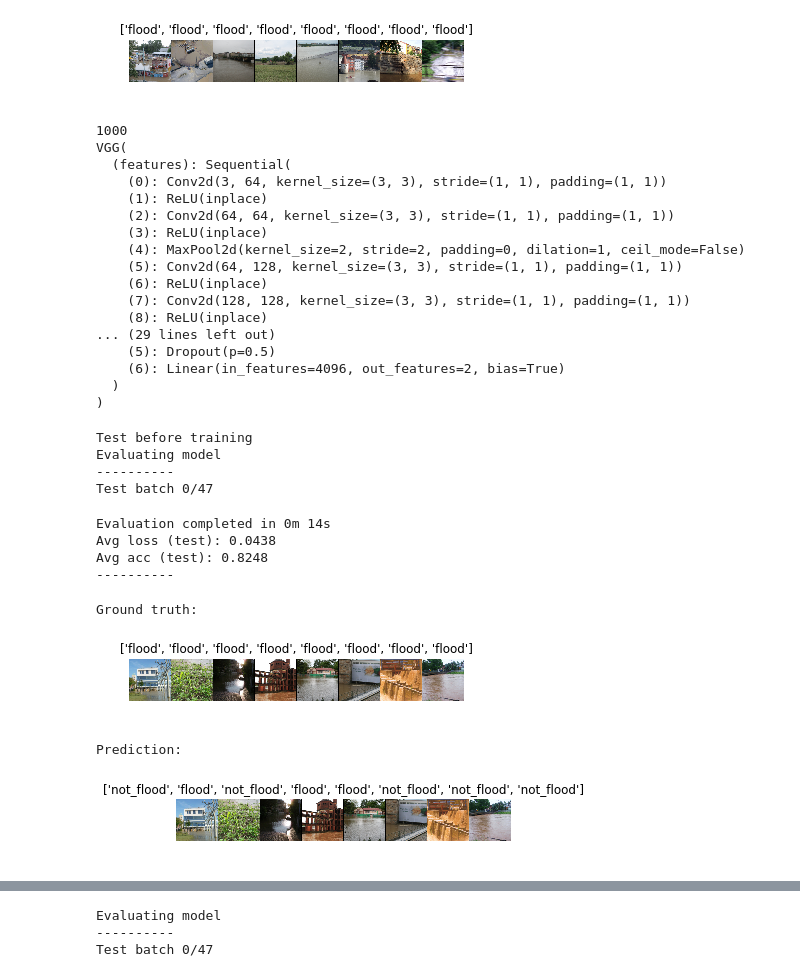
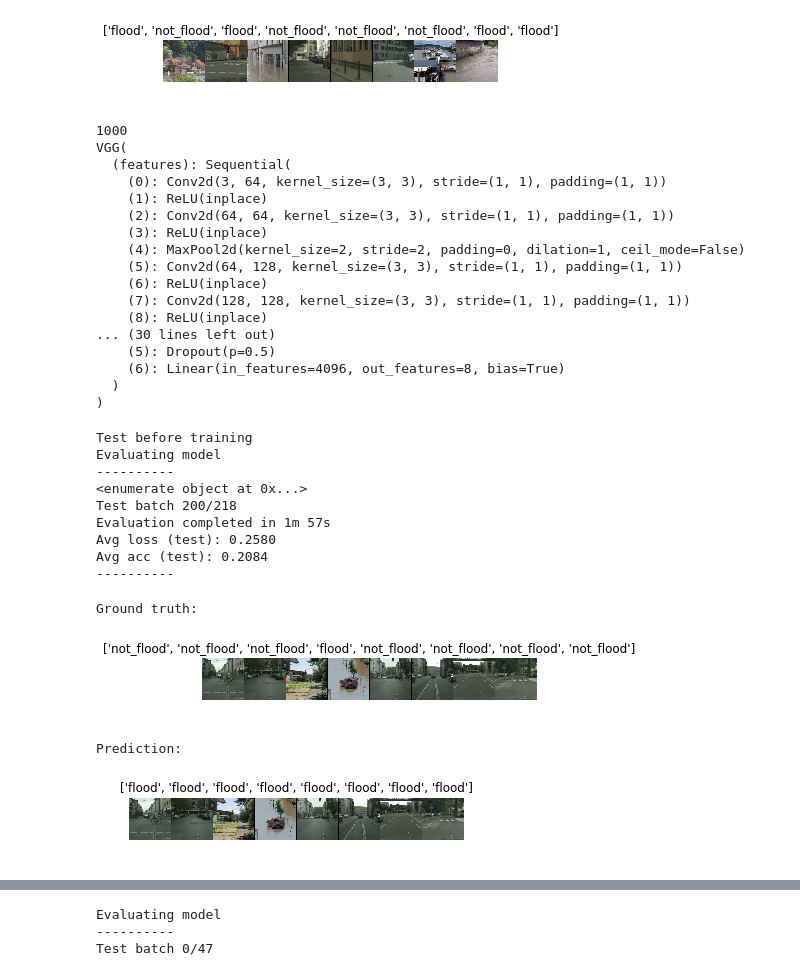
Before and after one commit to heidichen7/flooding, a Jupyter notebook: baseline/baseline-vgg-local-2.ipynb, the cells around one changed output, grey strips where cells are left out. Drawn from its saved outputs; the diff is of its cells as text; code cells hidden in the pictures.

Commit message:
Fixed some bugs, but train_model has bugs

```diff
--- a/baseline/baseline-vgg-local-2.ipynb
+++ b/baseline/baseline-vgg-local-2.ipynb
@@ -88,19 +37,0 @@ Classes:
-# %%
-def imshow(inp, title=None):
-    inp = inp.numpy().transpose((1, 2, 0))
-    # plt.figure(figsize=(10, 10))
-    plt.axis('off')
-    plt.imshow(inp)
-    if title is not None:
-        plt.title(title)
-    plt.pause(0.001)
-
-def show_databatch(inputs, classes):
-    out = torchvision.utils.make_grid(inputs)
-    imshow(out, title=[class_names[x] for x in classes])
-
-# Get a batch of training data
-inputs, classes = next(iter(dataloaders[TRAIN]))
-show_databatch(inputs, classes)
-# %% [output]
-[figure, removed]
@@ -145,3 +38,10 @@ def visualize_model(vgg, num_images=6):
+# %%
+train_data, val_data, test_data = load_data()
+# %%
+inputs, classes = next(iter(train_data))
+utils.show_databatch(inputs, classes)
+# %% [output]
+[figure, added]
 # %%
 # load in vgg16 model
 if 'heidi' in os.getcwd():
@@ -160,7 +60,7 @@ for param in vgg16.features.parameters():
 # Newly created modules have require_grad=True by default
 num_features = vgg16.classifier[6].in_features
 features = list(vgg16.classifier.children())[:-1] # Remove last layer
-features.extend([nn.Linear(num_features, len(class_names))]) # Add our layer with 4 outputs
+features.extend([nn.Linear(num_features, len(classes))]) # Add our layer with 4 outputs
 vgg16.classifier = nn.Sequential(*features) # Replace the model classifier
 print(vgg16)
 # %% [output]
@@ -176,8 +76,8 @@ VGG(
     (6): ReLU(inplace)
     (7): Conv2d(128, 128, kernel_size=(3, 3), stride=(1, 1), padding=(1, 1))
     (8): ReLU(inplace)
-... (29 lines left out)
+... (30 lines left out)
     (5): Dropout(p=0.5)
-    (6): Linear(in_features=4096, out_features=2, bias=True)
+    (6): Linear(in_features=4096, out_features=8, bias=True)
   )
 )
@@ -238,20 +91,21 @@ optimizer_ft = optim.SGD(vgg16.parameters(), lr=0.001, momentum=0.9)
 exp_lr_scheduler = lr_scheduler.StepLR(optimizer_ft, step_size=7, gamma=0.1)
 # %%
 print("Test before training")
-eval_model(vgg16, criterion)
+eval_model(vgg16, test_data, criterion)
 # %% [output]
 Test before training
 Evaluating model
 ----------
-Test batch 0/47
+<enumerate object at 0x...>
+Test batch 200/218
+Evaluation completed in 1m 57s
+Avg loss (test): 0.2580
+Avg acc (test): 0.2084
+----------
-Evaluation completed in 0m 14s
-Avg loss (test): 0.0438
-Avg acc (test): 0.8248
-----------
 # %%
-visualize_model(vgg16)
+visualize_model(vgg16, test_data)
 # %% [output]
 Ground truth:
-[figure, old version]
+[figure, new version]
 Prediction:
-[figure, old version]
+[figure, new version]
```
Also changed, not shown: parts of 7 cells of this notebook, 4 other files.
